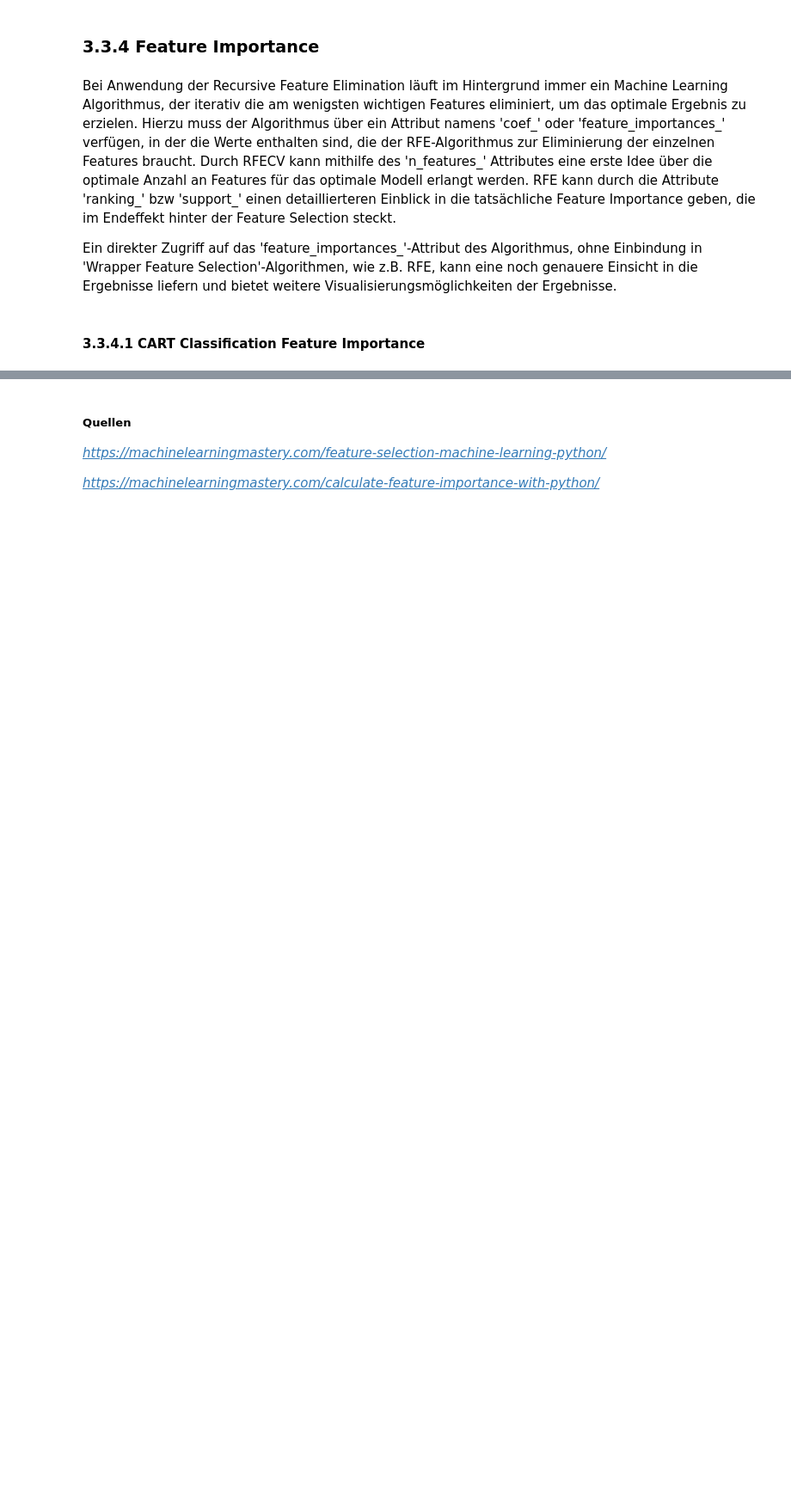
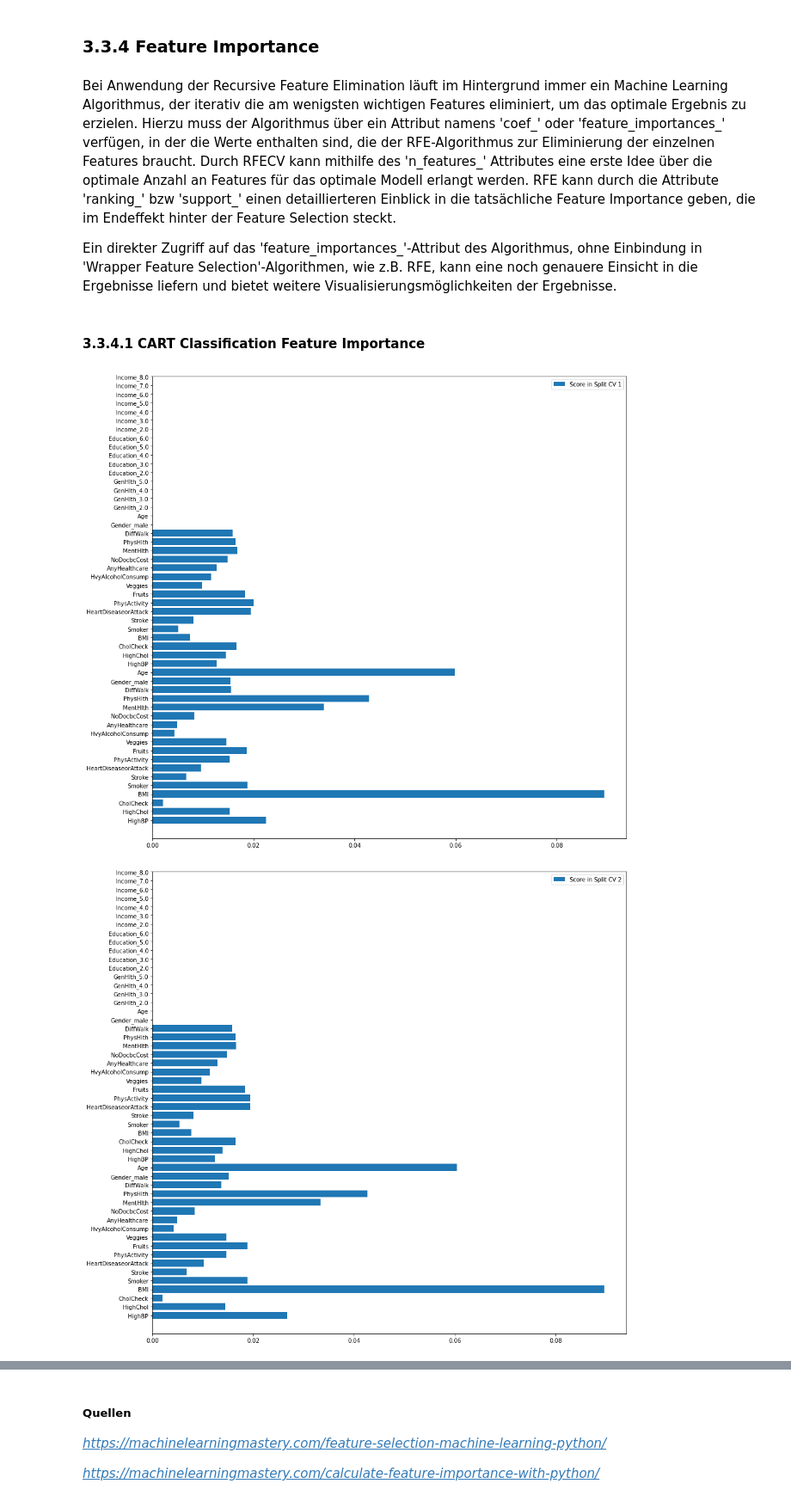
Before and after one commit to switchmachine/Diabetes-Health-Indicators, a Jupyter notebook: Programmieren2_Gruppe7_Projekt_DiabetesHealthIndicators.ipynb, the cells around one changed output, grey strips where cells are left out. Shown at 86% size. Cells and saved outputs as stored; diff of their text form; code cells hidden in the pictures; blank space fills up the shorter version.

```diff
--- a/Programmieren2_Gruppe7_Projekt_DiabetesHealthIndicators.ipynb
+++ b/Programmieren2_Gruppe7_Projekt_DiabetesHealthIndicators.ipynb
@@ -770,3 +583,6 @@ df_scaled_ss
+# %%
+x_values_ss = get_x_values(df_scaled_ss)
+y_value_ss = get_y_value(df_scaled_ss)
 # %% [markdown]
 #### 3.2.3.5 Feature Scaling - Normalisieren mit dem MinMaxScaler
 # %%
@@ -828,7 +603,0 @@ print("Optimal number of features : %d" % rfecv1.n_features_)
-# %%
-rfc1 = RandomForestClassifier()
-cv = StratifiedKFold(n_splits=5, shuffle=True, random_state=42)
-rfecv1 = RFECV(estimator=rfc1, cv=cv, scoring='accuracy', min_features_to_select=1)
-rfecv1.fit(x_values_scaled_ss, y_value)
-
-print("Optimal number of features : %d" % rfecv1.n_features_)
@@ -847,0 +606,7 @@ plt.show()
+# %%
+rfc1 = RandomForestClassifier()
+cv = StratifiedKFold(n_splits=5, shuffle=True, random_state=42)
+rfecv1 = RFECV(estimator=rfc1, cv=cv, scoring='f1', min_features_to_select=1, verbose=1)
+rfecv1.fit(x_values_ss, y_value)
+
+print("Optimal number of features : %d" % rfecv1.n_features_)
@@ -856,7 +627,0 @@ Ein weiterer Punkt, der für die komischen Ergebnissen der RFECV verantwortlich
-# %%
-rfc2 = RandomForestClassifier()
-cv = StratifiedKFold(n_splits=5, shuffle=True, random_state=42)
-rfecv2 = RFECV(estimator=rfc2, cv=cv, scoring='f1_weighted', min_features_to_select=1)
-rfecv2.fit(x_values_scaled_ss, y_value)
-
-print("Optimal number of features : %d" % rfecv2.n_features_)
@@ -1140,3 +800,22 @@ Ein direkter Zugriff auf das 'feature_importances_'-Attribut des Algorithmus, oh
 #### 3.3.4.1 CART Classification Feature Importance
 # %%
 # = Classification and Regression Trees
+# %%
+model = RandomForestClassifier()
+skf = StratifiedKFold(n_splits=5, shuffle=True, random_state=42)
+split_counter  = 1
+for train_index, test_index in skf.split(x_values_encoded_mm, y_value):
+    X_train, X_test = x_values_encoded_mm.iloc[train_index], x_values_encoded_mm.iloc[test_index]
+    y_train, y_test = y_value.iloc[train_index], y_value.iloc[test_index]
+    model.fit(X_train, y_train)
+    importance = model.feature_importances_
+    plt.figure(figsize=(15,15))
+    features = list(x_values_encoded_mm.columns)
+    plt.barh(features, importance, label='Score in Split CV ' + str(split_counter))
+    plt.yticks(np.arange(0, len(features), step=1), features)
+    plt.legend(loc='upper right')
+    plt.show()
+    split_counter += 1
+# %% [output]
+[figure, added]
+[figure, added]
```
Also changed, not shown: parts of 137 cells of this notebook.
